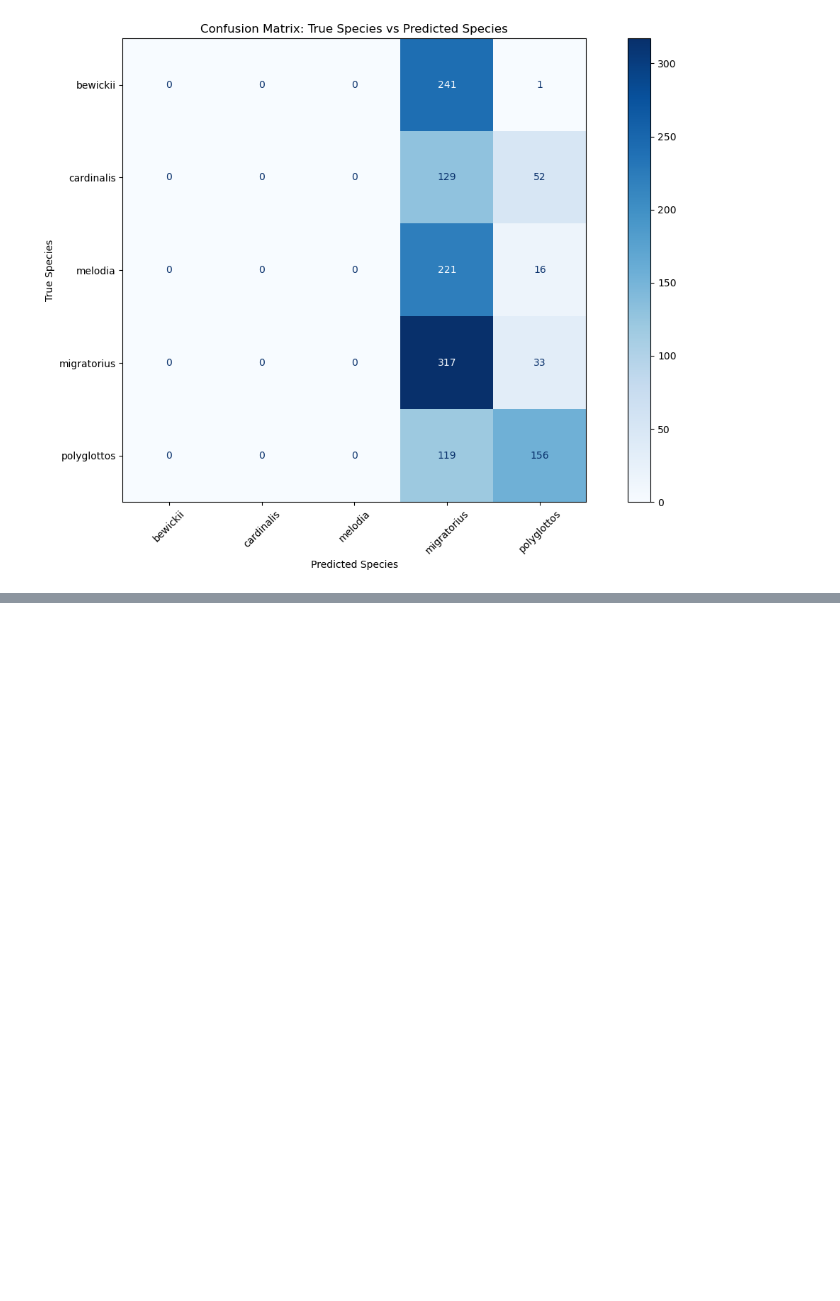
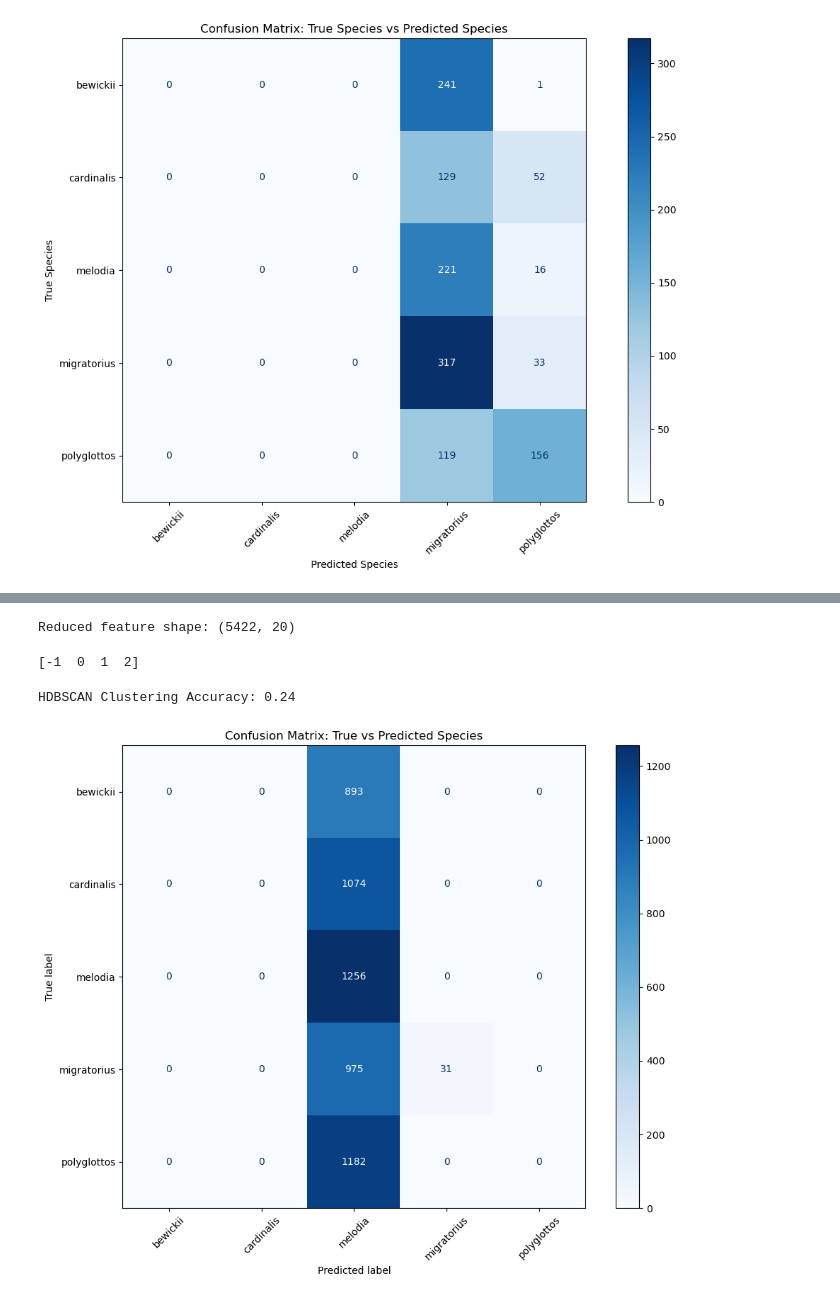
Before and after one commit to PaulHBartley/DTSA-5510, a Jupyter notebook: DTSA-5510_final_project.ipynb, the cells around one changed output, grey strips where cells are left out. Cells and saved outputs as stored; diff of their text form; code cells hidden in the pictures; blank space fills up the shorter version.

```diff
--- a/DTSA-5510_final_project.ipynb
+++ b/DTSA-5510_final_project.ipynb
@@ -554,0 +584,58 @@ plt.show()
+# %%
+pca = PCA(n_components=100, random_state=42)
+mfcc_pca = pca.fit_transform(feature_df)
+
+umap_model = umap.UMAP(
+    n_components=20,       # still use 20 latent dims for clustering
+    n_neighbors=15,        # you can tune this
+    min_dist=0.1,
+    random_state=42
+)
+reduced_features = umap_model.fit_transform(mfcc_pca)
+
+print(f"Reduced feature shape: {reduced_features.shape}")
+# %% [output]
+Reduced feature shape: (5422, 20)
+# %%
+clusterer = hdbscan.HDBSCAN(
+    min_cluster_size=30,
+    min_samples=5
+)
+cluster_labels = clusterer.fit_predict(reduced_features)
+
+print(np.unique(cluster_labels))
+# %% [output]
+[-1  0  1  2]
+# %%
+# Filter out noise points (-1)
+mask = cluster_labels != -1
+
+comparison_df = pd.DataFrame({
+    'cluster': cluster_labels[mask],
+    'species': metadata_df['species'][mask]
+})
+
+# Majority vote mapping
+cluster_to_species = comparison_df.groupby('cluster')['species'].agg(lambda x: x.value_counts().idxmax())
+
+# Map clusters to predicted species
+predicted_species = np.array([cluster_to_species.get(c, 'noise') for c in cluster_labels[mask]])
+
+# Accuracy
+accuracy = accuracy_score(metadata_df['species'][mask], predicted_species)
+print(f"HDBSCAN Clustering Accuracy: {accuracy:.2f}")
+# %% [output]
+HDBSCAN Clustering Accuracy: 0.24
+# %%
+labels = sorted(metadata_df['species'].unique())
+
+cm = confusion_matrix(metadata_df['species'][mask], predicted_species, labels=labels)
+
+fig, ax = plt.subplots(figsize=(10, 8))
+disp = ConfusionMatrixDisplay(confusion_matrix=cm, display_labels=labels)
+disp.plot(cmap='Blues', ax=ax, xticks_rotation=45)
+plt.title('Confusion Matrix: True vs Predicted Species')
+plt.tight_layout()
+plt.show()
+# %% [output]
+[figure, added]
```
Also changed, not shown: parts of 10 cells of this notebook.
